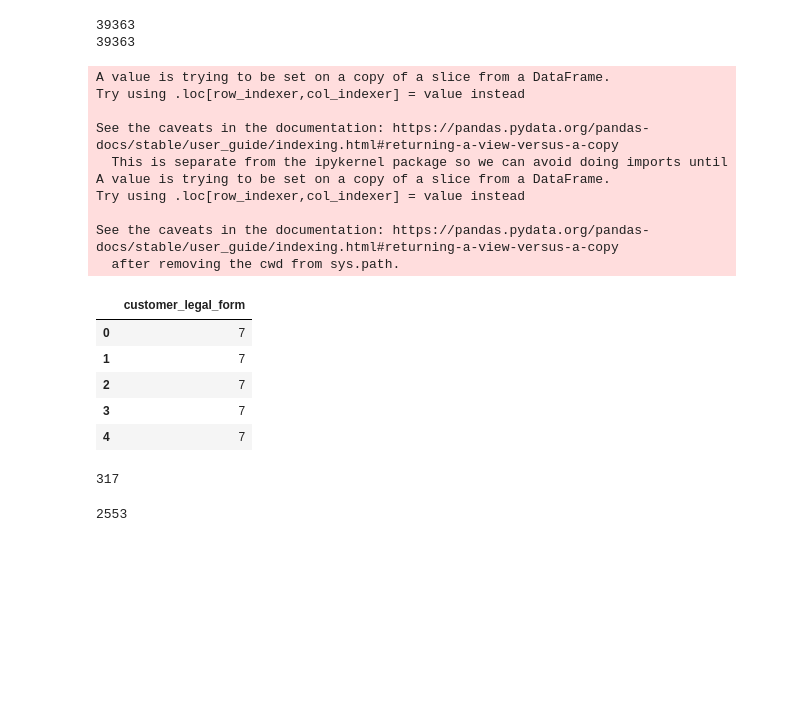
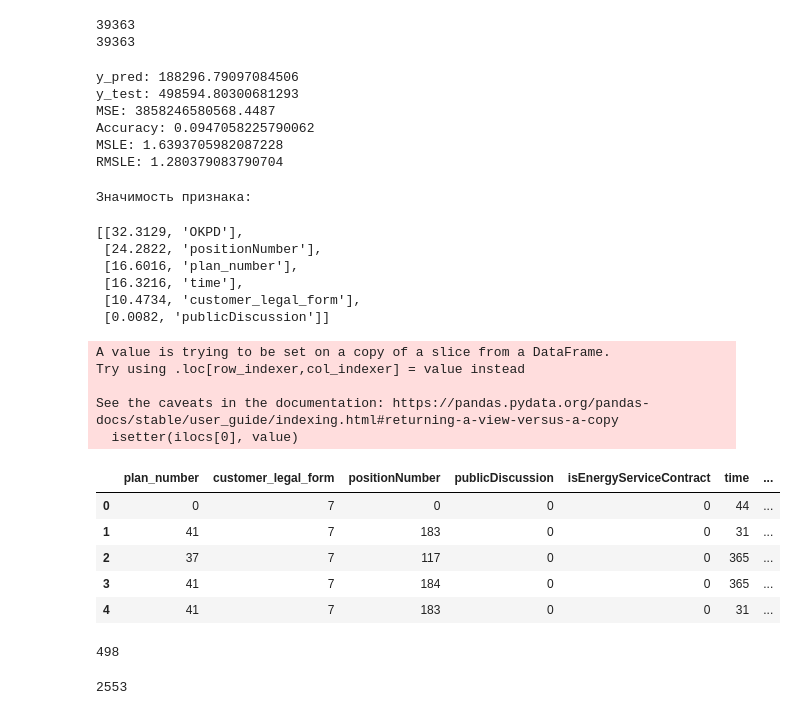
Before and after one commit to danil99152/prediction-of-government-tenders, a Jupyter notebook: total_auction_prediction.ipynb, the cells around one changed output. Cells and saved outputs as stored; diff of their text form; code cells hidden in the pictures; blank space fills up the shorter version.

Commit message:
Добавил CatBoost, исправил метрики

```diff
--- a/total_auction_prediction.ipynb
+++ b/total_auction_prediction.ipynb
@@ -159,12 +199,12 @@ gc.collect()
 #Прогноз цены
 # %%
 cat_var = [
-          #  'plan_number',
+          'plan_number',
           'customer_legal_form',
-          # 'positionNumber',
-          # 'publicDiscussion',
+          'positionNumber',
+          'publicDiscussion',
           # 'isEnergyServiceContract',
-          # 'OKPD'
+          'OKPD'
           ]
 # %%
 def errors(model, x_test, y_test):
@@ -178,7 +221,7 @@ def errors(model, x_test, y_test):
   print("MSLE:", metrics.mean_squared_log_error(y_pred, y_test))
   print("RMSLE:", np.sqrt(metrics.mean_squared_log_error(y_pred, y_test)))
 # %%
-x = data.drop(['positionCanceled', 'total', 'log_total', 'positionNumber', 'isEnergyServiceContract', 'OKPD', 'publicDiscussion', 'plan_number', 'time'], axis=1)
+x = data.drop(['positionCanceled', 'total', 'log_total', 'isEnergyServiceContract'], axis=1)
 y = data['log_total']
 # %%
 x_train, x_test, y_train, y_test = train_test_split(x, y, test_size=0.2, shuffle = False)
@@ -188,41 +231,73 @@ print(len(y_train))
 # %% [output]
 39363
 39363
+# %%
+cat_features = cat_var
+model_catboost = CatBoostRegressor(
+    n_estimators = 150,
+    learning_rate = 0.09,
+    max_depth = 10,
+    task_type="GPU",
+    devices='0:1',
+).fit(x_train, y_train, cat_features,
+      eval_set=(x_test, y_test),
+             use_best_model=True,
+             verbose=False)
+errors(model_catboost, x_test, y_test)
+# %% [output]
+y_pred: 188296.79097084506
+y_test: 498594.80300681293
+MSE: 3858246580568.4487
+Accuracy: 0.0947058225790062
+MSLE: 1.6393705982087228
+RMSLE: 1.280379083790704
+# %%
+#значимость признаков для леса
+importances = model_catboost.get_feature_importance()
+indices = np.argsort(importances)[::-1]
+col = ['plan_number', 'customer_legal_form', 'positionNumber', 'publicDiscussion', 'time', 'OKPD']
+ar_f=[]
+for f, idx in enumerate(indices):
+    ar_f.append([round(importances[idx],4), col[idx]])
+print("Значимость признака:")
+ar_f.sort(reverse=True)
+ar_f
+# %% [output]
+Значимость признака:
+[[32.3129, 'OKPD'],
+ [24.2822, 'positionNumber'],
+ [16.6016, 'plan_number'],
+ [16.3216, 'time'],
+ [10.4734, 'customer_legal_form'],
+ [0.0082, 'publicDiscussion']]
 # %%
 enc = LabelEncoder()
 for param in cat_var:
-  x_train[param] = enc.fit_transform(x_train[param])
-  x_test[param] = enc.fit_transform(x_test[param])
+  x_train.loc[:,param] = enc.fit_transform(x_train[param])
+  x_test.loc[:,param] = enc.fit_transform(x_test[param])
 x_train.head()
 # %% [output]
 A value is trying to be set on a copy of a slice from a DataFrame.
 Try using .loc[row_indexer,col_indexer] = value instead
 
 See the caveats in the documentation: https://pandas.pydata.org/pandas-docs/stable/user_guide/indexing.html#returning-a-view-versus-a-copy
-  This is separate from the ipykernel package so we can avoid doing imports until
-A value is trying to be set on a copy of a slice from a DataFrame.
-Try using .loc[row_indexer,col_indexer] = value instead
-
-See the caveats in the documentation: https://pandas.pydata.org/pandas-docs/stable/user_guide/indexing.html#returning-a-view-versus-a-copy
-  after removing the cwd from sys.path.
+  isetter(ilocs[0], value)
-|  | customer_legal_form |
-| 0 | 7 |
-| 1 | 7 |
-| 2 | 7 |
-| 3 | 7 |
-| 4 | 7 |
+|  | plan_number | customer_legal_form | positionNumber | publicDiscussion | isEnergyServiceContract | time | ... |
+| 0 | 0 | 7 | 0 | 0 | 0 | 44 | ... |
+| 1 | 41 | 7 | 183 | 0 | 0 | 31 | ... |
+| 2 | 37 | 7 | 117 | 0 | 0 | 365 | ... |
+| 3 | 41 | 7 | 184 | 0 | 0 | 365 | ... |
+| 4 | 41 | 7 | 183 | 0 | 0 | 31 | ... |
 # %%
 x_train = x_train.to_numpy()
 x_test = x_test.to_numpy()
 
 y_train = y_train.to_numpy()
 y_test = y_test.to_numpy()
-test_max = np.max(y_test)
-train_max = np.max(y_train)
 
 gc.collect()
 # %% [output]
-317
+498
 # %%
 len(np.unique(y_train))
 # %% [output]
```
Also changed, not shown: parts of 12 cells of this notebook.
